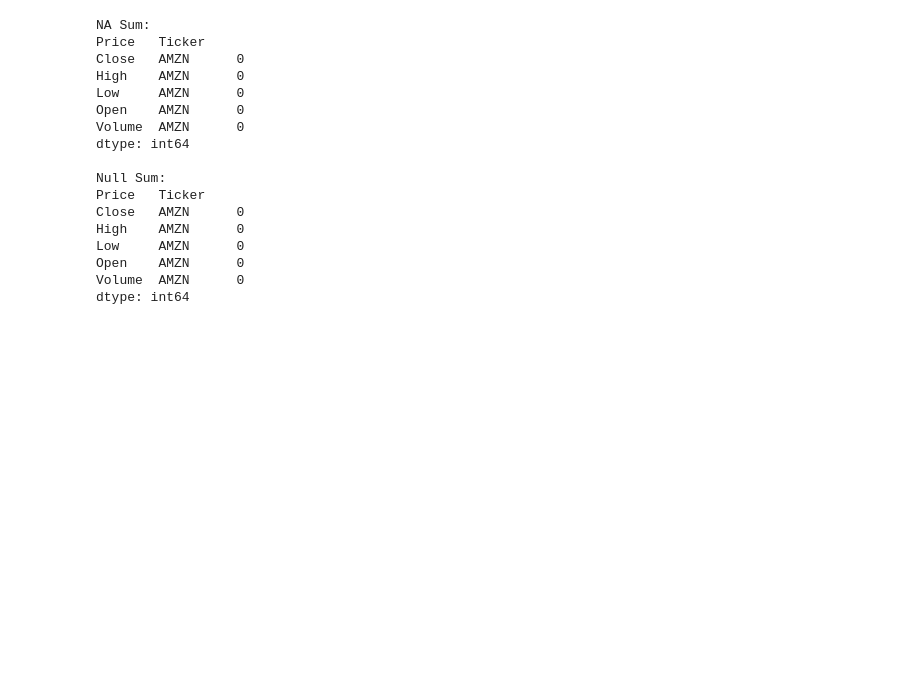
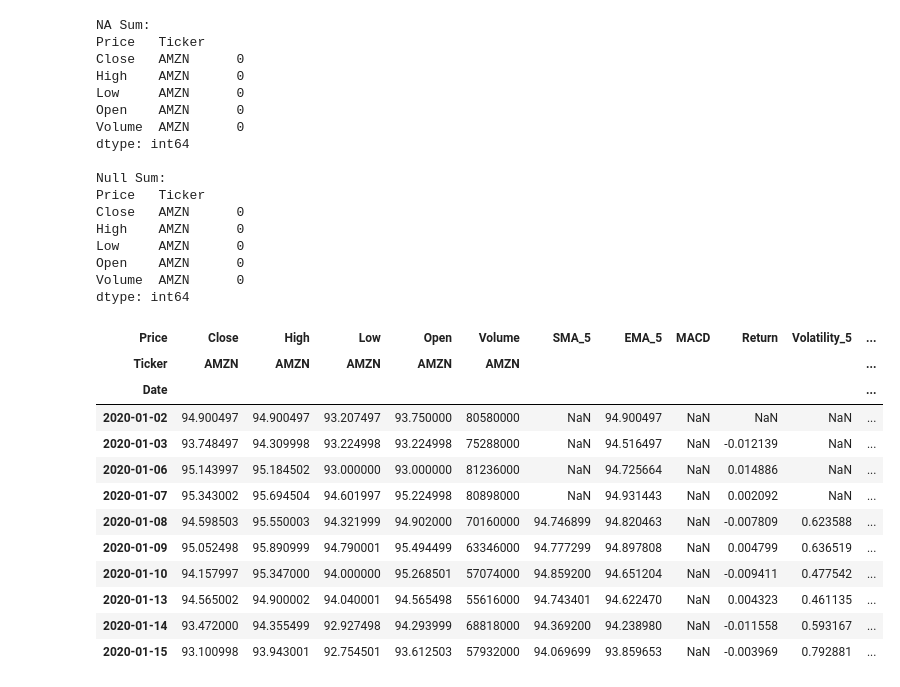
Before and after one commit to OAillon/Stock-Price-Prediction, a Jupyter notebook: jupyter_notebooks/XGBoost.ipynb, the cells around one changed output. Cells and saved outputs as stored; diff of their text form; code cells hidden in the pictures; blank space fills up the shorter version.

```diff
--- a/jupyter_notebooks/XGBoost.ipynb
+++ b/jupyter_notebooks/XGBoost.ipynb
@@ -43,3 +43,30 @@ Low     AMZN      0
 Open    AMZN      0
 Volume  AMZN      0
 dtype: int64
+# %%
+# Adding features that could be relevant to the model
+
+amzn['SMA_5'] = amzn['Close'].rolling(window = 5).mean()
+amzn['EMA_5'] = amzn['Close'].ewm(span = 5, adjust = False).mean()
+amzn['MACD'] = amzn['Close'].rolling(window = 12).mean() - amzn['Close'].rolling(window = 26).mean()
+amzn['Return'] = amzn['Close'].pct_change()
+amzn['Volatility_5'] = amzn['Close'].rolling(window = 5).std()
+amzn['Target'] = amzn['Close'].shift(-1)
+amzn['Lag_1'] = amzn['Close'].shift(1)
+amzn['Lag_2'] = amzn['Close'].shift(2)
+
+amzn.head(10)
+# %% [output]
+| Price | Close | High | Low | Open | Volume | SMA_5 | EMA_5 | MACD | Return | Volatility_5 | ... |
+| Ticker | AMZN | AMZN | AMZN | AMZN | AMZN |  |  |  |  |  | ... |
+| Date |  |  |  |  |  |  |  |  |  |  | ... |
+| 2020-01-02 | 94.900497 | 94.900497 | 93.207497 | 93.750000 | 80580000 | NaN | 94.900497 | NaN | NaN | NaN | ... |
+| 2020-01-03 | 93.748497 | 94.309998 | 93.224998 | 93.224998 | 75288000 | NaN | 94.516497 | NaN | -0.012139 | NaN | ... |
+| 2020-01-06 | 95.143997 | 95.184502 | 93.000000 | 93.000000 | 81236000 | NaN | 94.725664 | NaN | 0.014886 | NaN | ... |
+| 2020-01-07 | 95.343002 | 95.694504 | 94.601997 | 95.224998 | 80898000 | NaN | 94.931443 | NaN | 0.002092 | NaN | ... |
+| 2020-01-08 | 94.598503 | 95.550003 | 94.321999 | 94.902000 | 70160000 | 94.746899 | 94.820463 | NaN | -0.007809 | 0.623588 | ... |
+| 2020-01-09 | 95.052498 | 95.890999 | 94.790001 | 95.494499 | 63346000 | 94.777299 | 94.897808 | NaN | 0.004799 | 0.636519 | ... |
+| 2020-01-10 | 94.157997 | 95.347000 | 94.000000 | 95.268501 | 57074000 | 94.859200 | 94.651204 | NaN | -0.009411 | 0.477542 | ... |
+| 2020-01-13 | 94.565002 | 94.900002 | 94.040001 | 94.565498 | 55616000 | 94.743401 | 94.622470 | NaN | 0.004323 | 0.461135 | ... |
+| 2020-01-14 | 93.472000 | 94.355499 | 92.927498 | 94.293999 | 68818000 | 94.369200 | 94.238980 | NaN | -0.011558 | 0.593167 | ... |
+| 2020-01-15 | 93.100998 | 93.943001 | 92.754501 | 93.612503 | 57932000 | 94.069699 | 93.859653 | NaN | -0.003969 | 0.792881 | ... |
```
Also changed, not shown: parts of 9 cells of this notebook.
